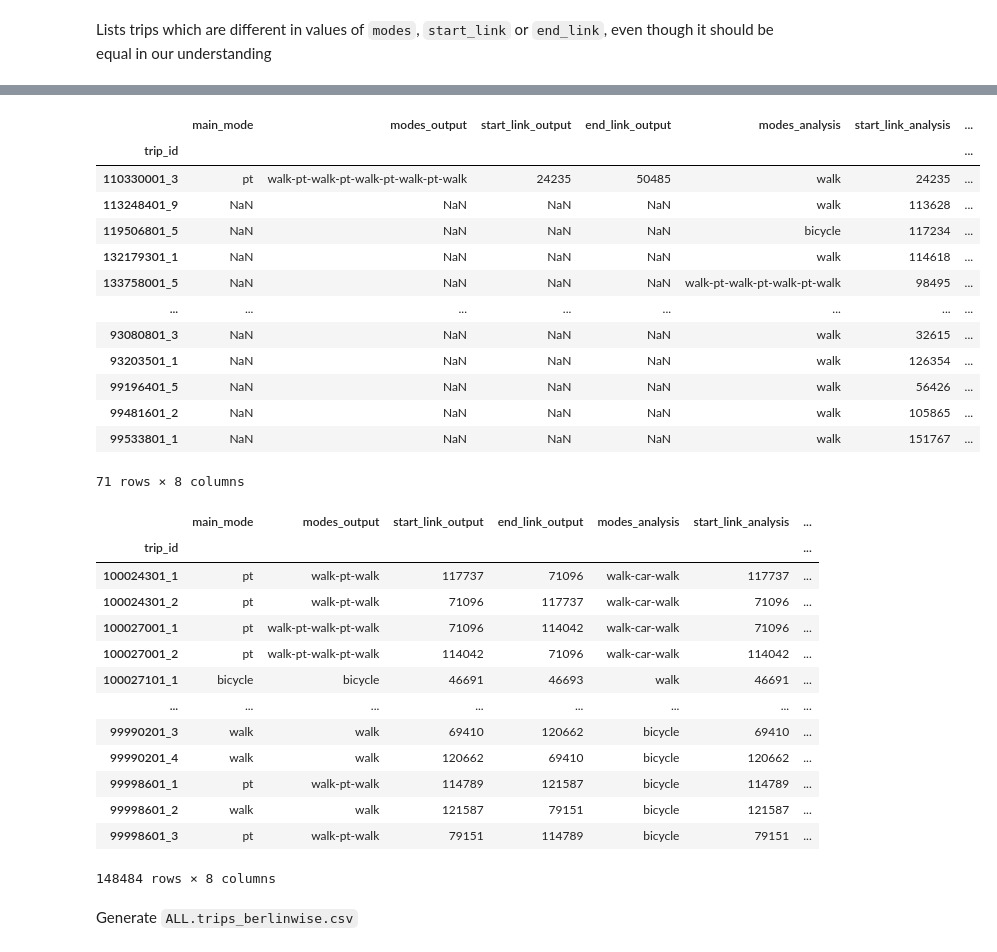
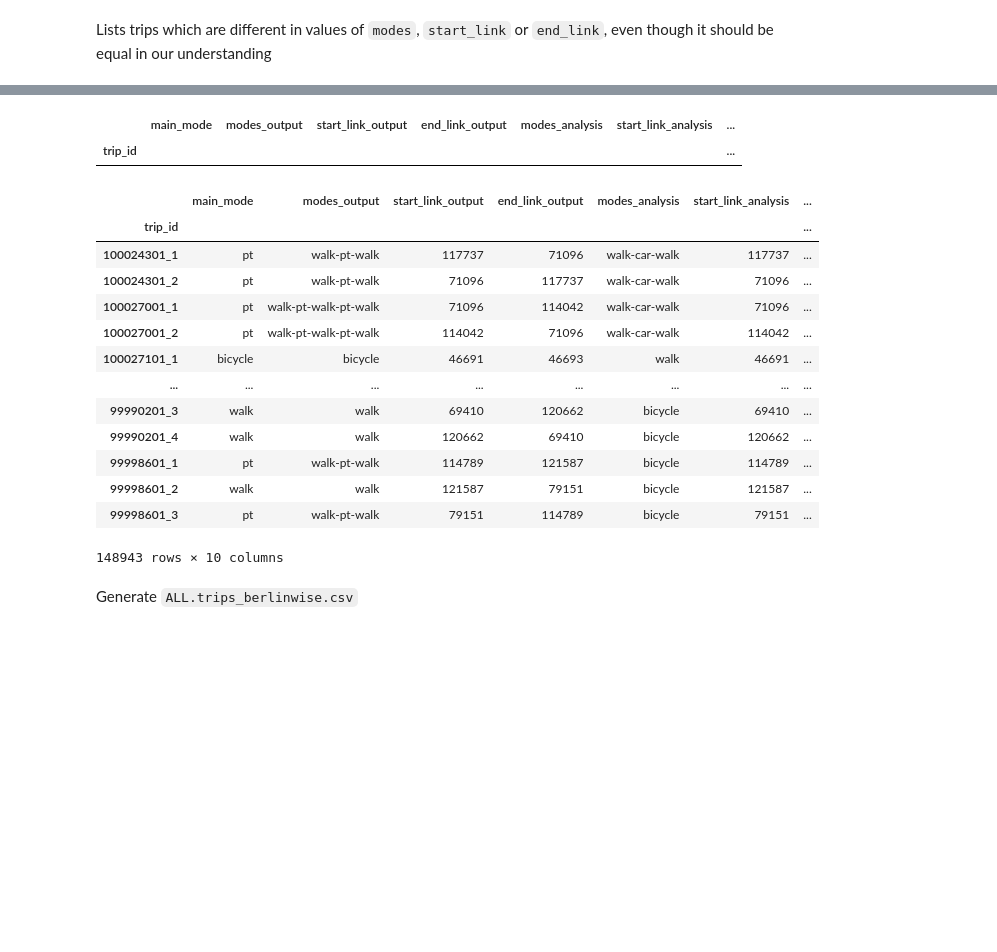
Before and after one commit to unsap/matsim-berlin-homework, a Jupyter notebook: src/main/python/pipeline.ipynb, the cells around one changed output, grey strips where cells are left out. Drawn from its saved outputs; the diff is of its cells as text; code cells hidden in the pictures; blank space fills up the shorter version.

```diff
--- a/src/main/python/pipeline.ipynb
+++ b/src/main/python/pipeline.ipynb
@@ -97,7 +116,8 @@ Lists trips which are different in values of `modes`, `start_link` or `end_link`
 # %%
 joined = trips_by_scenario[BerlinScenario.GR_HS][
     ["main_mode", "modes", "start_link", "end_link"]].join(
-    trips_berlinwise_by_scenario[BerlinScenario.GR_HS][["modes", "start_link", "end_link", "berlinwise"]],
+    trips_berlinwise_by_scenario[BerlinScenario.GR_HS][
+        ["modes", "start_link", "end_link", "start_area", "visited_areas", "end_area"]],
     lsuffix="_output", rsuffix="_analysis",
     how="outer", validate="1:1")
 joined
@@ -136,21 +146,12 @@ joined[joined["start_link_output"] != joined["start_link_analysis"]]
 # %%
-joined[joined["end_link_output"] != joined["end_link_analysis"]]
+# check differences of end_link between trips.csv and berlinwise.csv, 0 results is good
+joined[joined["end_link_output"].notnull() &
+       (joined["end_link_output"].astype(joined["end_link_analysis"].dtype) != joined["end_link_analysis"])]
 # %% [output]
 |  | main_mode | modes_output | start_link_output | end_link_output | modes_analysis | start_link_analysis | ... |
 | trip_id |  |  |  |  |  |  | ... |
-| 110330001_3 | pt | walk-pt-walk-pt-walk-pt-walk-pt-walk | 24235 | 50485 | walk | 24235 | ... |
-| 113248401_9 | NaN | NaN | NaN | NaN | walk | 113628 | ... |
-| 119506801_5 | NaN | NaN | NaN | NaN | bicycle | 117234 | ... |
-| 132179301_1 | NaN | NaN | NaN | NaN | walk | 114618 | ... |
-| 133758001_5 | NaN | NaN | NaN | NaN | walk-pt-walk-pt-walk-pt-walk | 98495 | ... |
-| ... | ... | ... | ... | ... | ... | ... | ... |
-| 93080801_3 | NaN | NaN | NaN | NaN | walk | 32615 | ... |
-| 93203501_1 | NaN | NaN | NaN | NaN | walk | 126354 | ... |
-| 99196401_5 | NaN | NaN | NaN | NaN | walk | 56426 | ... |
-| 99481601_2 | NaN | NaN | NaN | NaN | walk | 105865 | ... |
-| 99533801_1 | NaN | NaN | NaN | NaN | walk | 151767 | ... |
-71 rows × 8 columns
 # %%
+# check differences of mode between trips.csv and berlinwise.csv
 joined[joined["modes_output"].astype(joined["modes_analysis"].dtype) != joined["modes_analysis"]]
 # %% [output]
 |  | main_mode | modes_output | start_link_output | end_link_output | modes_analysis | start_link_analysis | ... |
@@ -166,7 +167,7 @@ joined[joined["modes_output"].astype(joined["modes_analysis"].dtype) != joined["
 | 99998601_1 | pt | walk-pt-walk | 114789 | 121587 | bicycle | 114789 | ... |
 | 99998601_2 | walk | walk | 121587 | 79151 | bicycle | 121587 | ... |
 | 99998601_3 | pt | walk-pt-walk | 79151 | 114789 | bicycle | 79151 | ... |
-148484 rows × 8 columns
+148943 rows × 10 columns
 # %% [markdown]
 Generate `ALL.trips_berlinwise.csv`
 # %%
```
Also changed, not shown: parts of 17 cells of this notebook, 7 other files.
